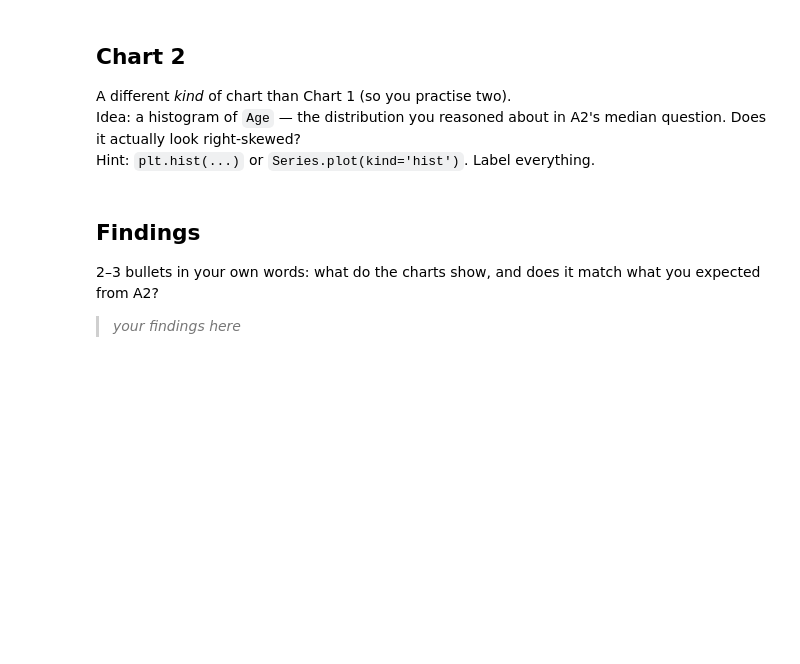
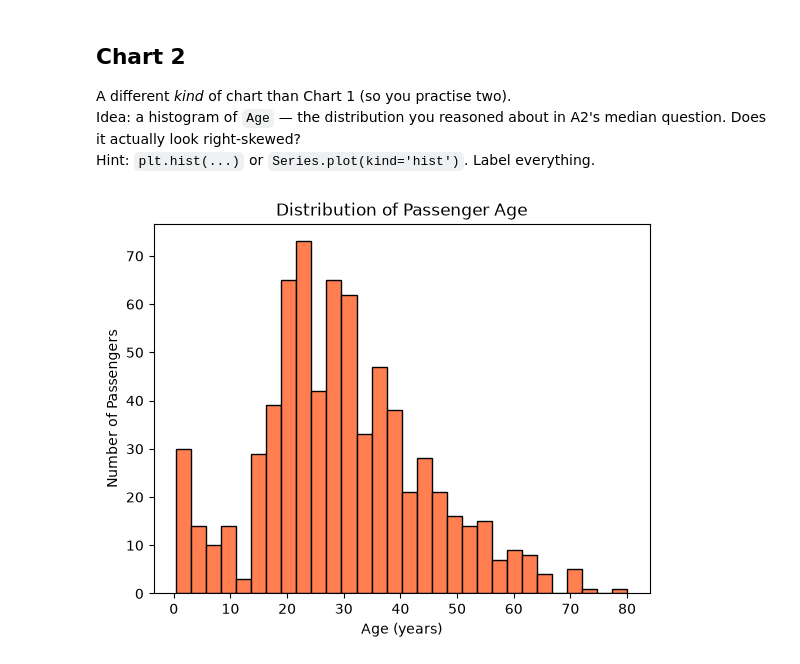
Before and after one commit to shubhamku044/ai-engineering-journey, a Jupyter notebook: phase-1-python-for-data/week-01/a3-mini-project/a3_mini_project.ipynb, the cells around one changed output. Saved outputs shown, nothing was run; the diff lists cells and outputs as text; code cells hidden in the pictures; blank space fills up the shorter version.

```diff
--- a/phase-1-python-for-data/week-01/a3-mini-project/a3_mini_project.ipynb
+++ b/phase-1-python-for-data/week-01/a3-mini-project/a3_mini_project.ipynb
@@ -33,5 +50,11 @@ A different *kind* of chart than Chart 1 (so you practise two).
-# %% [markdown]
-## Findings
-2–3 bullets in your own words: what do the charts show, and does it match what you expected from A2?
-
-> _your findings here_
+# %%
+# TODO: chart 2 (with title + axis labels)
+
+plt.hist(df['Age'], bins=30, color='coral', edgecolor='black')
+
+plt.title('Distribution of Passenger Age')
+plt.xlabel('Age (years)')
+plt.ylabel('Number of Passengers')
+plt.show()
+# %% [output]
+[figure, added]
```
Also changed, not shown: parts of 6 cells of this notebook, 1 other file.
